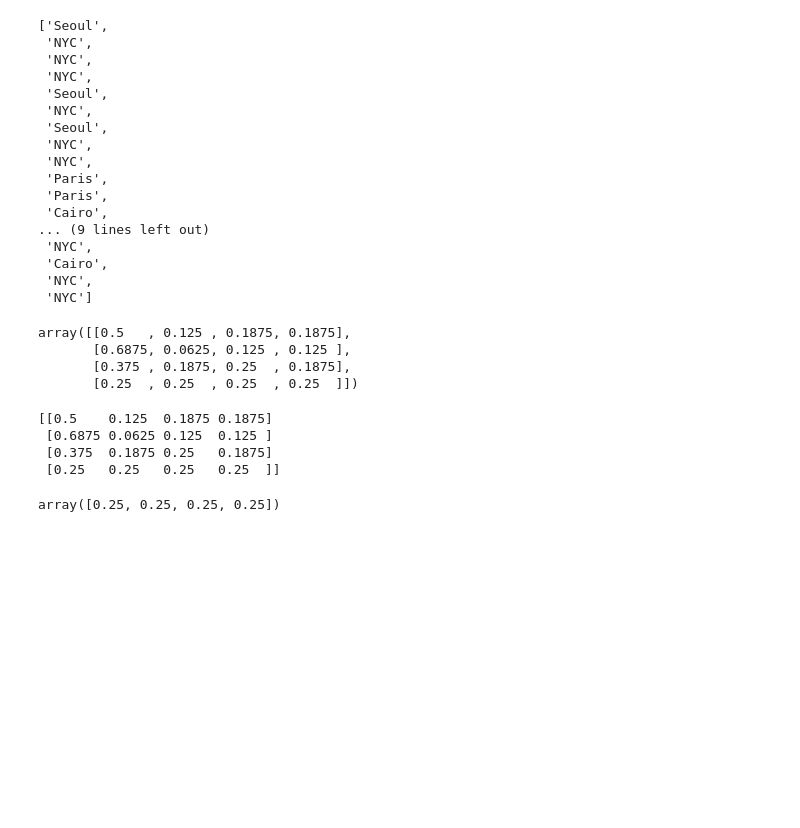
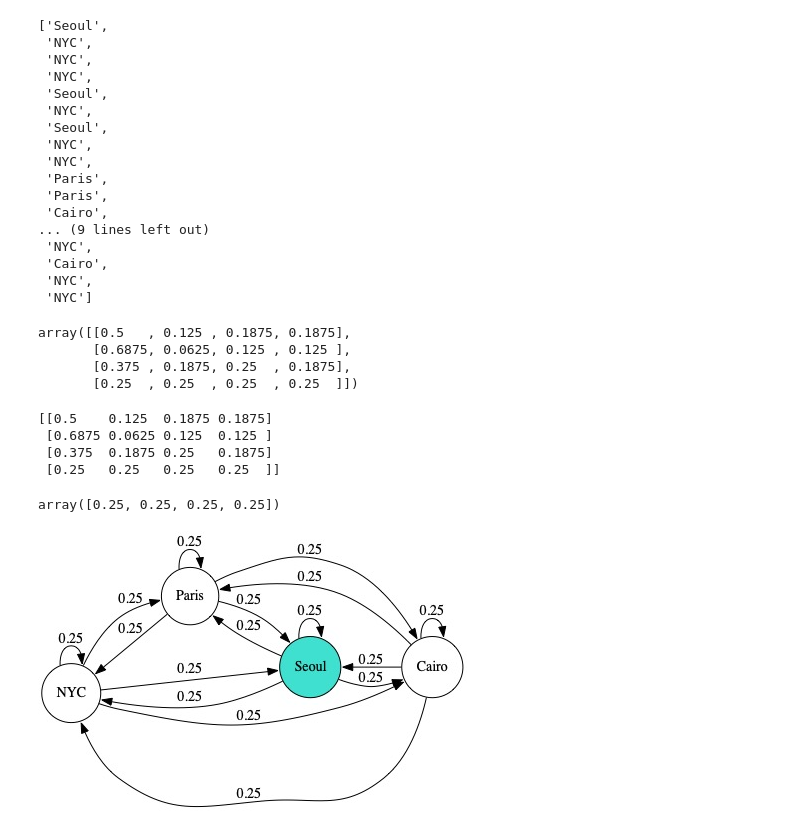
Before and after one commit to ardiantovn/markovchain, a Jupyter notebook: markovchain.ipynb, the cells around one changed output. Drawn from its saved outputs; the diff is of its cells as text; code cells hidden in the pictures; blank space fills up the shorter version.

```diff
--- a/markovchain.ipynb
+++ b/markovchain.ipynb
@@ -122,11 +122,18 @@ np.dot(initial_dist,mc_p2)
  [0.25   0.25   0.25   0.25  ]]
 array([0.25, 0.25, 0.25, 0.25])
 # %%
-def preprocess_data(data):
+def baseline_data(region_list):
+    data = {}
+    region_count = len(region_list)
+    for i in region_list:
+        data[i] = [1/region_count]*region_count
+
     # convert matrix to dataframe
     df = pd.DataFrame(data = data,
-                    index = [*data]) #list of data keys
+                      index = [*data]) #list of data keys
+    return df
 
+def preprocess_data(df):
     # convert adjacency matrix into edgelist table
     df = df.rename_axis('source')\
             .reset_index()\
@@ -154,37 +161,37 @@ def create_graph_network(df, colored):
                     G.node(node1, style='filled', fillcolor='#40e0d0')
                 else:
                     G.node(node1)
                 nodelist.append(node2)
             if node2 not in nodelist:
                 if node2 == colored:
                     G.node(node2, style='filled', fillcolor='#40e0d0')
                 else:
                     G.node(node2)
                 nodelist.append(node2)
 
             G.edge(node1,node2, label = weight)
 
     # render graph and save as image
     fname = f'./markov_chain_{colored}'
     G.render(fname, view=False)
     save_as = f'{fname}.jpeg'
     return save_as
 
 # declare matrix
-data = {'NYC': [.25,0,.75,1],
-        'Paris': [.25,.25,0,0],
-        'Cairo': [.25,.25,.25,0],
-        'Seoul': [.25,.5,0,0]}
+region_list = ['NYC', 'Paris', 'Cairo', 'Seoul']
+data = baseline_data(region_list)
 
 # preprocess data
 df = preprocess_data(data)
 
 # render graph network
 colored_list = ['NYC', 'Paris', 'Cairo', 'Seoul']
 for i in colored_list:
     save_as = create_graph_network(df, i)
 # show image in jupyter
 Image(save_as)
+# %% [output]
+[figure, added]
 # %%
 def generate_gif(png_dir = './',
                  save_as = './markov_chain.gif',
```
Also changed, not shown: parts of 2 cells of this notebook, 9 other files.
